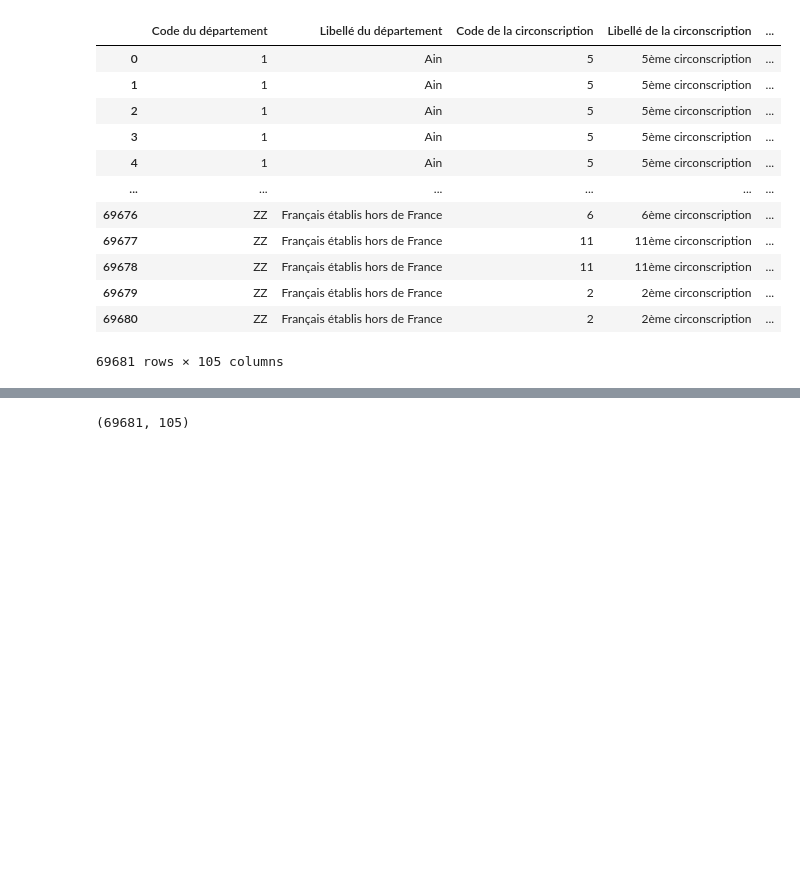
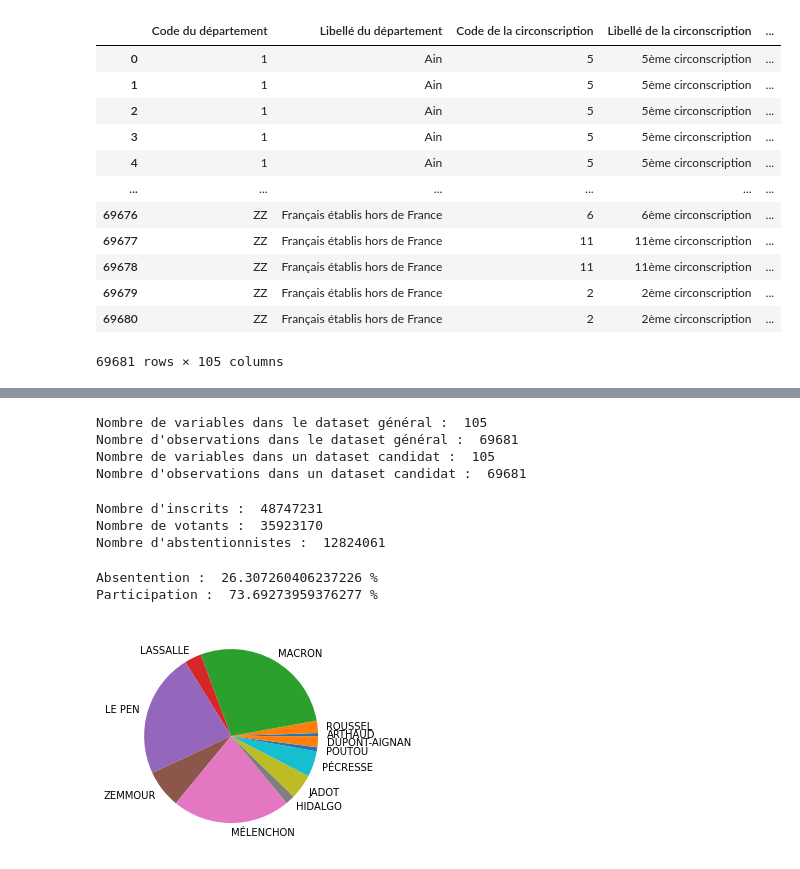
Before and after one commit to BaderEK/AnalyseDeDonnees, a Jupyter notebook: Groupe 2/Groupe 2/rendu.ipynb, the cells around one changed output, grey strips where cells are left out. Saved outputs shown, nothing was run; the diff lists cells and outputs as text; code cells hidden in the pictures; blank space fills up the shorter version.

```diff
--- a/Groupe 2/Groupe 2/rendu.ipynb
+++ b/Groupe 2/Groupe 2/rendu.ipynb
@@ -52,4 +37,44 @@ df_LJ
-# %%
-df.shape
-# %% [output]
-(69681, 105)
+# %%
+print("Nombre de variables dans le dataset général : ", df.shape[1])
+print("Nombre d'observations dans le dataset général : ", df.shape[0])
+
+print("Nombre de variables dans un dataset candidat : ", df.shape[1])
+print("Nombre d'observations dans un dataset candidat : ", df.shape[0])
+# %% [output]
+Nombre de variables dans le dataset général :  105
+Nombre d'observations dans le dataset général :  69681
+Nombre de variables dans un dataset candidat :  105
+Nombre d'observations dans un dataset candidat :  69681
+# %%
+#Stats générales :
+
+totalIns = np.sum(df['Inscrits'])
+totalVot = np.sum(df['Votants'])
+totalAbs = np.sum(df['Abstentions'])
+
+print("Nombre d'inscrits : ", totalIns)
+print("Nombre de votants : ", totalVot)
+print("Nombre d'abstentionnistes : ", totalAbs)
+# %% [output]
+Nombre d'inscrits :  48747231
+Nombre de votants :  35923170
+Nombre d'abstentionnistes :  12824061
+# %%
+# Quels sont les différents taux ?
+
+rappVot = 100*totalVot/totalIns
+rappAbs = 100*totalAbs/totalIns
+
+print("Absentention : ", rappAbs, "%")
+print("Participation : ", rappVot, "%")
+# %% [output]
+Absentention :  26.307260406237226 %
+Participation :  73.69273959376277 %
+# %%
+voixCandidat = np.array([np.sum(df['Voix.1']), np.sum(df['Voix.2']), np.sum(df['Voix.3']), np.sum(df['Voix.4']), np.sum(df['Voix.5']), np.sum(df['Voix.6']), np.sum(df['Voix.7']), np.sum(df['Voix.8']), np.sum(df['Voix.9']), np.sum(df['Voix.10']), np.sum(df['Voix.11']), np.sum(df['Voix.12'])])
+label = [df['Nom.1'][0], df['Nom.2'][0], df['Nom.3'][0], df['Nom.4'][0], df['Nom.5'][0], df['Nom.6'][0], df['Nom.7'][0], df['Nom.8'][0], df['Nom.9'][0], df['Nom.10'][0], df['Nom.11'][0], df['Nom.12'][0]]
+# %%
+plt.pie(voixCandidat, labels=label)
+plt.show()
+# %% [output]
+[figure, added]
```
Also changed, not shown: parts of 2 cells of this notebook.
